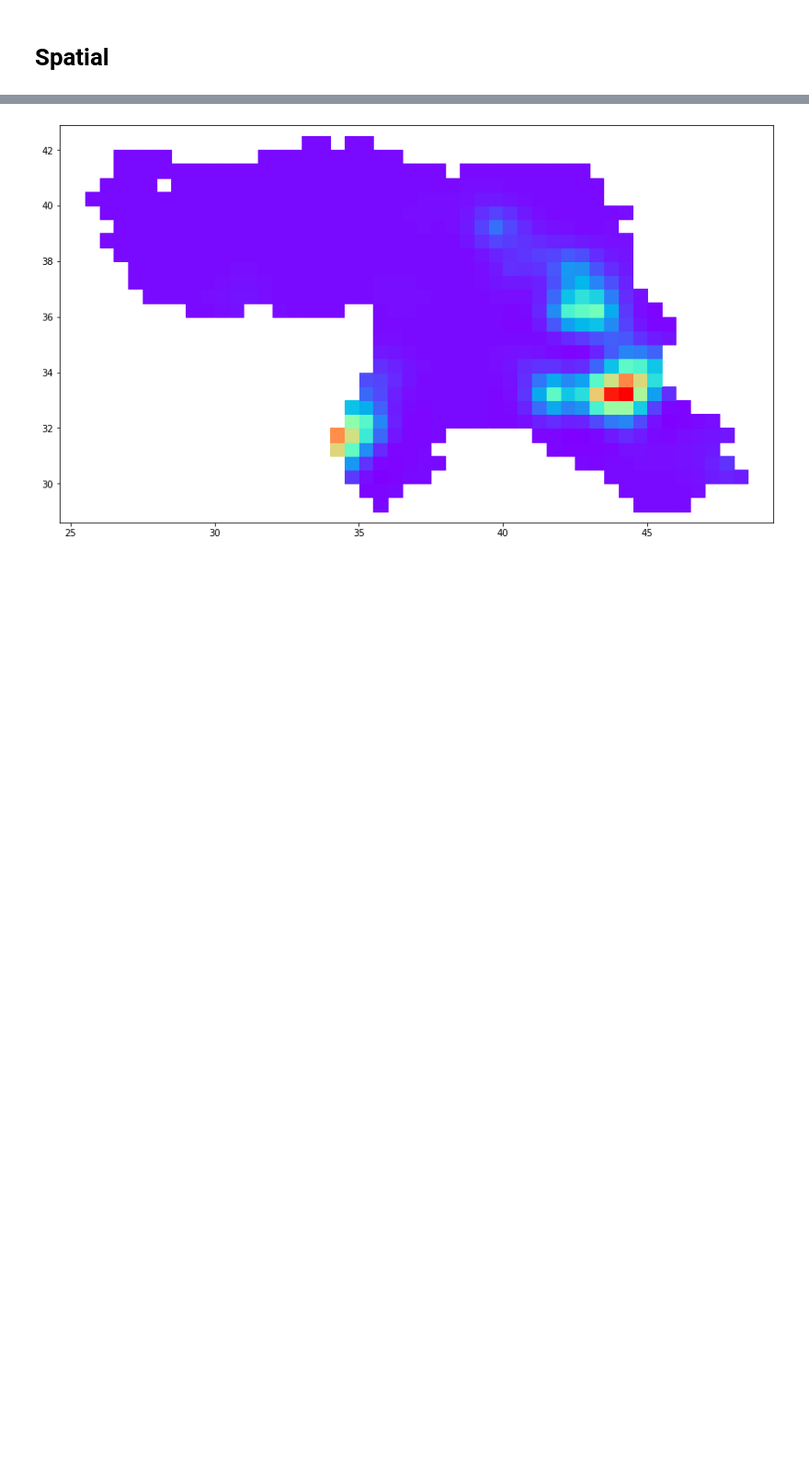
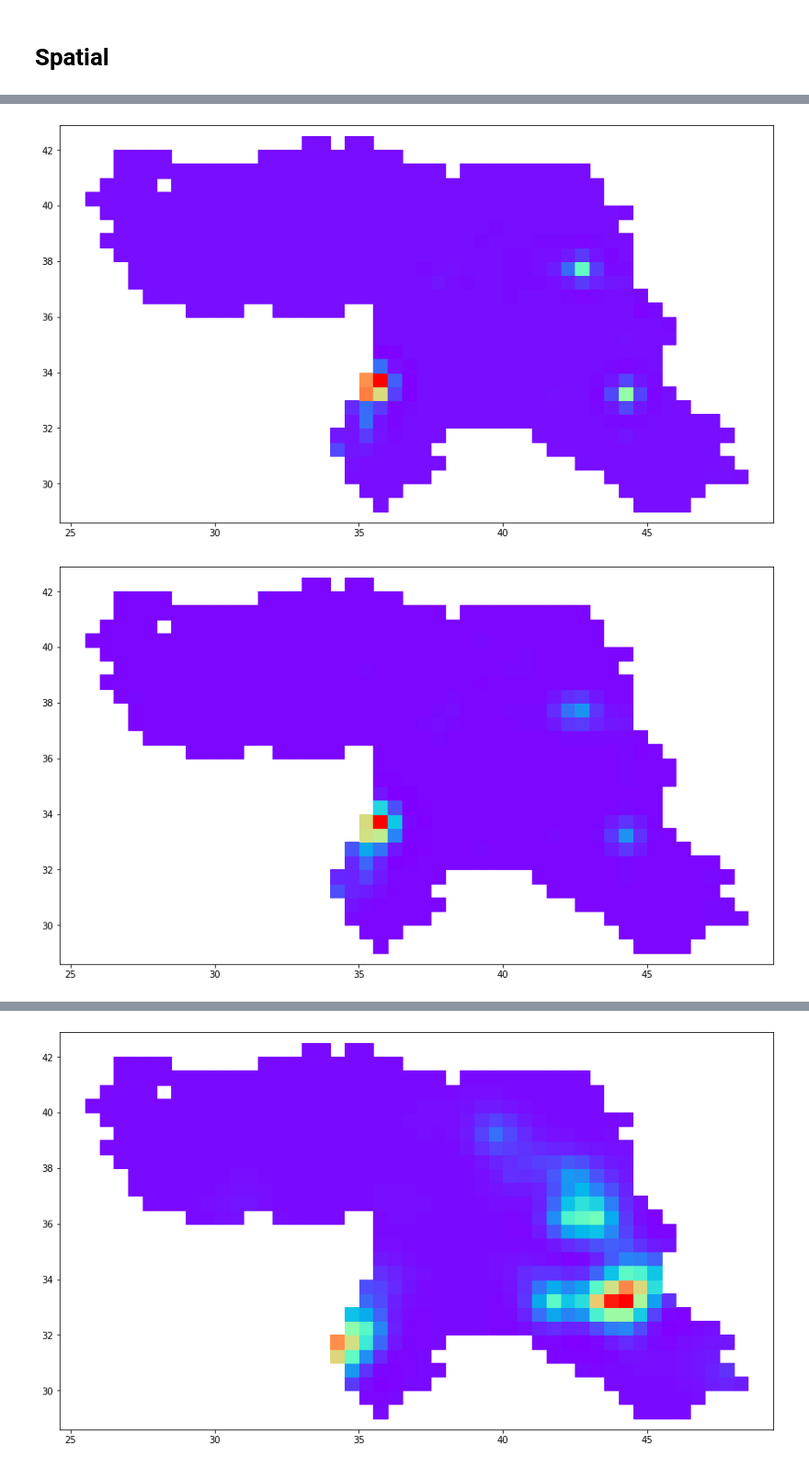
Before and after one commit to Polichinel/Detectron2, a Jupyter notebook: misc/estimating_exposure.ipynb, the cells around one changed output, grey strips where cells are left out. Shown at 92% size. Saved outputs shown, nothing was run; the diff lists cells and outputs as text; code cells hidden in the pictures; blank space fills up the shorter version.

Commit message:
tsce full run

```diff
--- a/misc/estimating_exposure.ipynb
+++ b/misc/estimating_exposure.ipynb
@@ -199,3 +199,32 @@ for i in sorted(df_sub['month_id'].unique())[180:215]:
 ... (58 outputs left out)
 # %% [markdown]
 # Spatial
+# %%
+mean_prediction_list = []
+std_prediction_list = []
+gid_list = [] # for easy merge
+month_id_list = [] # for easy merge
+xcoord_list = []
+ycoord_list = []
+tce_list = []
+
+noise_std = df_sub['tce'].std()
+kernel = ConstantKernel() * Matern(length_scale=0.5, length_scale_bounds=(0.1, 4.0), nu=1.5) + WhiteKernel(noise_level=noise_std)
+gaussian_process = GaussianProcessRegressor(kernel=kernel, n_restarts_optimizer=9)
+
+for month_id in df_sub['month_id'].unique():
+    df_month = df_sub[df_sub['month_id'] == month_id].copy()
+    y = np.array(df_month['tce']).reshape(-1,1)
+    X = np.array(df_month[['xcoord', 'ycoord']]).reshape(-1,2)
+
+    gaussian_process.fit(X, y)
+    print(gaussian_process.kernel_)
+    mean_prediction, std_prediction = gaussian_process.predict(X, return_std=True)
+
+    mean_prediction_list.append(mean_prediction)
+    std_prediction_list.append(std_prediction)
+    gid_list.append(np.array(df_month['gid']))
+    month_id_list.append(np.array(df_month['month_id']))
+    xcoord_list.append(np.array(df_month['xcoord']))
+    ycoord_list.append(np.array(df_month['ycoord']))
+    tce_list.append(np.array(df_month['tce']))
@@ -201,0 +236,8 @@ for i in sorted(df_sub['month_id'].unique())[180:215]:
+# %%
+tsce_df = pd.DataFrame({'tsce':np.array(mean_prediction_list).ravel(),
+                        'tsce_std':np.array(std_prediction_list).ravel(),
+                        'gid':np.array(gid_list).ravel(),
+                        'month_id':np.array(month_id_list).ravel(),
+                        'xcoord':np.array(xcoord_list).ravel(),
+                        'ycoord': np.array(ycoord_list).ravel(),
+                        'tce': np.array(tce_list).ravel()})
@@ -201,0 +260,10 @@ for i in sorted(df_sub['month_id'].unique())[180:215]:
+# %%
+for month_id in tsce_df['month_id'].unique():
+    month_tsce_df = tsce_df[tsce_df['month_id'] == month_id]
+
+    plt.figure(figsize = [14,8])
+    plt.scatter(month_tsce_df['xcoord'], month_tsce_df['ycoord'], c =  month_tsce_df['tsce'], cmap = 'rainbow', marker = 's', s = 235)
+    plt.show()
+# %% [output]
+[figure, added]
+[figure, added]
```
Also changed, not shown: parts of 11 cells of this notebook.
